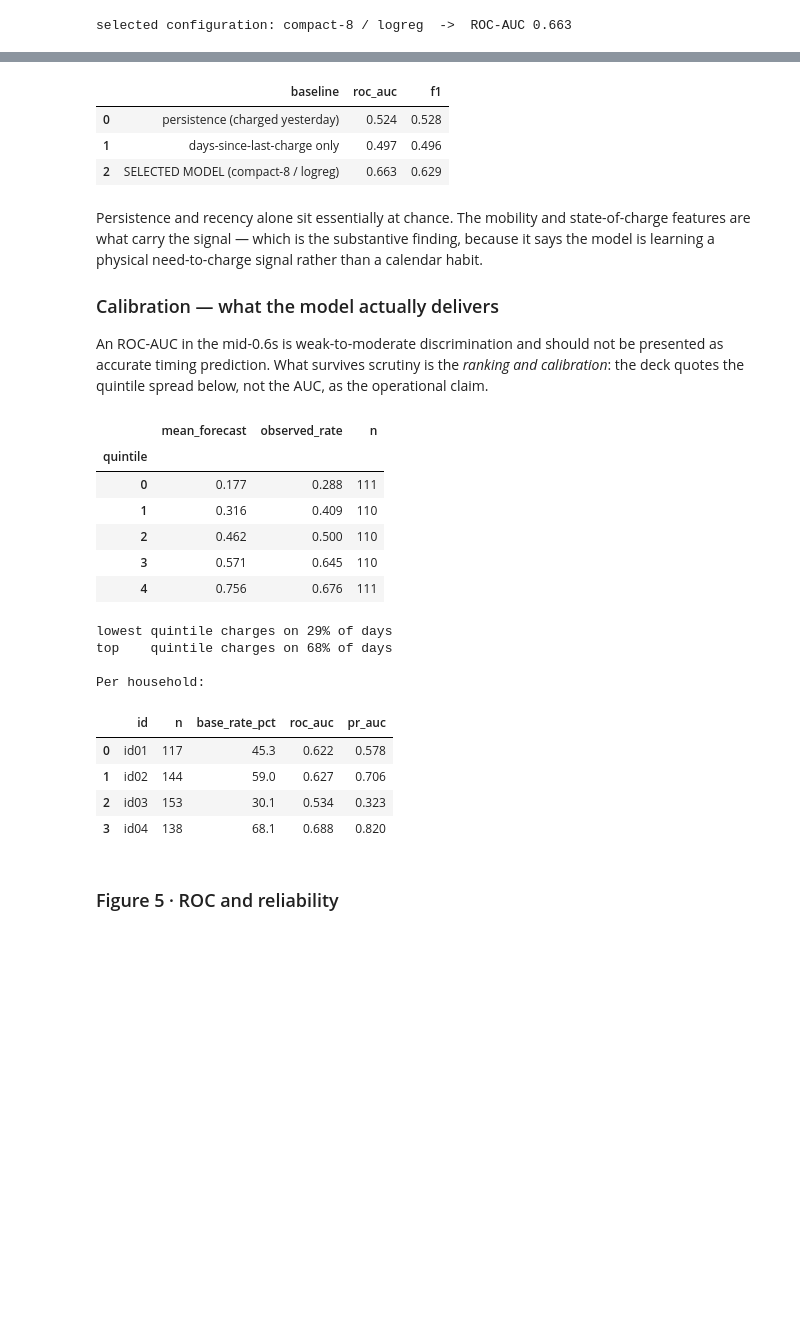
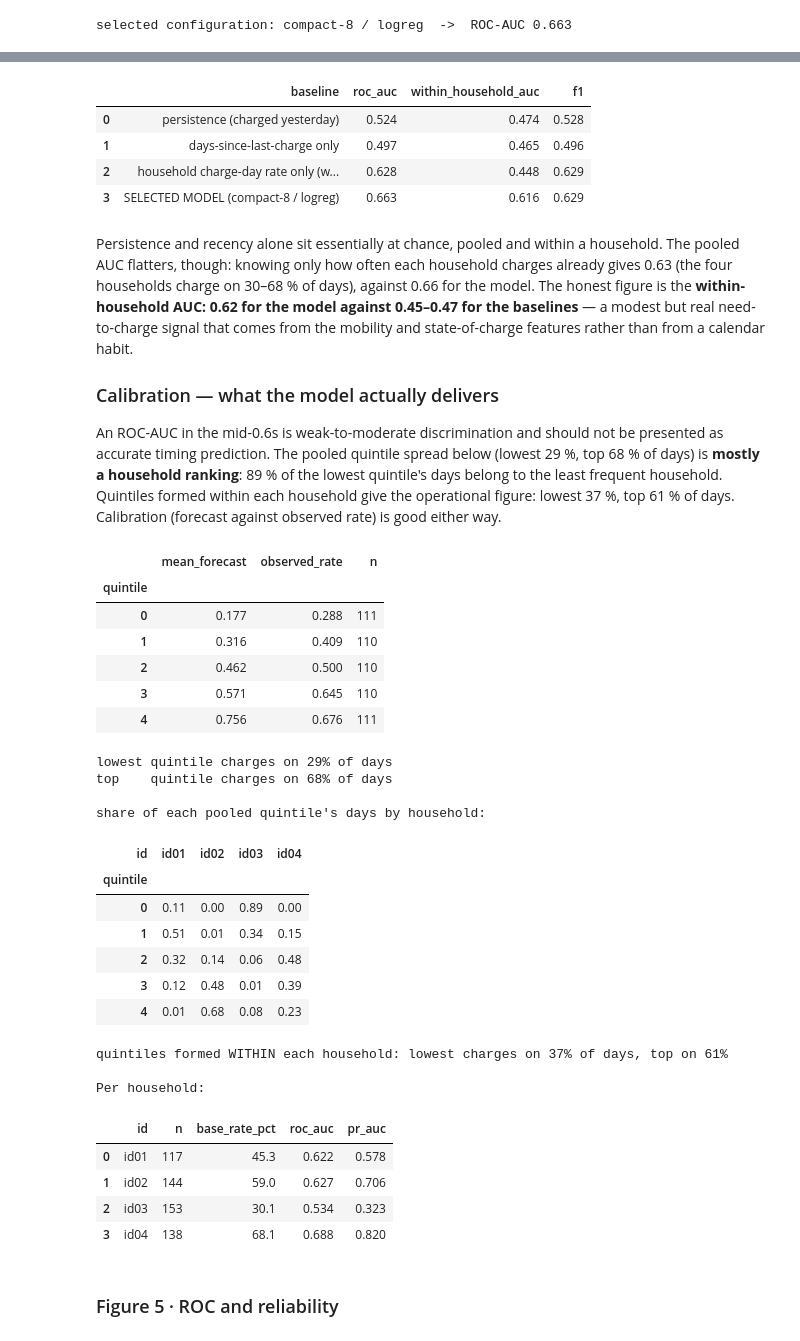
Before and after one commit to ENERTEF/TEF-EV-Service-4----EV-User-Charging-and-Usage-Profiles-Prediction-Service, a Jupyter notebook: EV_Charging_Analysis.ipynb, the cells around one changed output, grey strips where cells are left out. Cells and saved outputs as stored; diff of their text form; code cells hidden in the pictures; blank space fills up the shorter version.

```diff
--- a/EV_Charging_Analysis.ipynb
+++ b/EV_Charging_Analysis.ipynb
@@ -943,6 +949,12 @@ in-sample.
 def f1_at_base_rate(y, score):
     """Threshold the score at the observed positive rate, matching score_classifier."""
     return round(f1_score(y, (score > np.quantile(score, 1 - y.mean())).astype(int)), 3)
+
+
+def within_household_auc(oof, score):
+    """AUC computed inside each household (who the household is cannot help), weighted by its test days."""
+    parts = [(len(g), roc_auc_score(g.y, g[score])) for _, g in oof.groupby("id") if g.y.nunique() == 2]
+    return round(float(np.average([a for _, a in parts], weights=[n for n, _ in parts])), 3)
 
 
 # 1 - persistence: charged yesterday -> charge today, on the model's own test rows
@@ -954,70 +966,108 @@ recency = walk_forward(TRAIN, ["days_since_charge"], "y", MODEL_FAMILIES["logreg
 baselines = pd.DataFrame([
     {"baseline": "persistence (charged yesterday)",
      "roc_auc": round(roc_auc_score(persistence.y, persistence.chg_1d), 3),
+     "within_household_auc": within_household_auc(persistence, "chg_1d"),
      "f1": round(f1_score(persistence.y, (persistence.chg_1d > 0).astype(int)), 3)},
     {"baseline": "days-since-last-charge only",
      "roc_auc": round(roc_auc_score(recency.y, recency.pred), 3),
+     "within_household_auc": within_household_auc(recency, "pred"),
      "f1": f1_at_base_rate(recency.y, recency.pred)},
+    # 3 - who the household is: its own charge-day rate so far (no mobility, no state of charge)
+    {"baseline": "household charge-day rate only (who the household is)",
+     "roc_auc": round(roc_auc_score(OOF_A.y, OOF_A.user_rate), 3),
+     "within_household_auc": within_household_auc(OOF_A, "user_rate"),
+     "f1": f1_at_base_rate(OOF_A.y, OOF_A.user_rate)},
     {"baseline": f"SELECTED MODEL ({BEST_KEY[0]} / {BEST_KEY[1]})",
-     "roc_auc": HEAD_A["roc_auc"], "f1": HEAD_A["f1"]},
+     "roc_auc": HEAD_A["roc_auc"], "within_household_auc": within_household_auc(OOF_A, "pred"), "f1": HEAD_A["f1"]},
 ])
 display(baselines)
 
 HEAD_A["persistence_auc"] = baselines.roc_auc.iloc[0]
 HEAD_A["recency_only_auc"] = baselines.roc_auc.iloc[1]
+HEAD_A["household_rate_only_auc"] = baselines.roc_auc.iloc[2]
+HEAD_A["household_rate_only_within_household_auc"] = baselines.within_household_auc.iloc[2]
+HEAD_A["within_household_auc"] = baselines.within_household_auc.iloc[3]
 # %% [output]
-|  | baseline | roc_auc | f1 |
-| 0 | persistence (charged yesterday) | 0.524 | 0.528 |
-| 1 | days-since-last-charge only | 0.497 | 0.496 |
-| 2 | SELECTED MODEL (compact-8 / logreg) | 0.663 | 0.629 |
+|  | baseline | roc_auc | within_household_auc | f1 |
+| 0 | persistence (charged yesterday) | 0.524 | 0.474 | 0.528 |
+| 1 | days-since-last-charge only | 0.497 | 0.465 | 0.496 |
+| 2 | household charge-day rate only (w... | 0.628 | 0.448 | 0.629 |
+| 3 | SELECTED MODEL (compact-8 / logreg) | 0.663 | 0.616 | 0.629 |
 # %% [markdown]
-Persistence and recency alone sit essentially at chance. The mobility and state-of-charge
-features are what carry the signal — which is the substantive finding, because it says the
-model is learning a physical need-to-charge signal rather than a calendar habit.
+Persistence and recency alone sit essentially at chance, pooled and within a household. The pooled
+AUC flatters, though: knowing only how often each household charges already gives 0.63 (the four
+households charge on 30–68 % of days), against 0.66 for the model. The honest figure is the
+**within-household AUC: 0.62 for the model against 0.45–0.47 for the baselines** — a modest but
+real need-to-charge signal that comes from the mobility and state-of-charge features rather than
+from a calendar habit.
 
 ### Calibration — what the model actually delivers
 
 An ROC-AUC in the mid-0.6s is weak-to-moderate discrimination and should not be presented as
-accurate timing prediction. What survives scrutiny is the *ranking and calibration*: the deck
-quotes the quintile spread below, not the AUC, as the operational claim.
+accurate timing prediction. The pooled quintile spread below (lowest 29 %, top 68 % of days) is
+**mostly a household ranking**: 89 % of the lowest quintile's days belong to the least frequent
+household. Quintiles formed within each household give the operational figure: lowest 37 %, top
+61 % of days. Calibration (forecast against observed rate) is good either way.
 # %%
 OOF_A = OOF_A.copy()
 OOF_A["quintile"] = pd.qcut(OOF_A.pred, 5, labels=False, duplicates="drop")
 calibration = (OOF_A.groupby("quintile")
                .agg(mean_forecast=("pred", "mean"), observed_rate=("y", "mean"), n=("y", "size")))
 display(calibration.round(3))
 
 print(f"lowest quintile charges on {100 * calibration.observed_rate.iloc[0]:.0f}% of days")
 print(f"top    quintile charges on {100 * calibration.observed_rate.iloc[-1]:.0f}% of days")
+
+# how much of that spread is just *which household* it is? Quintiles formed inside each household remove that effect.
+share = pd.crosstab(OOF_A.quintile, OOF_A.id, normalize="index").round(2)
+print("\nshare of each pooled quintile's days by household:")
+display(share)
+OOF_A["quintile_within"] = OOF_A.groupby("id").pred.transform(lambda s: pd.qcut(s, 5, labels=False, duplicates="drop"))
+within_low = 100 * OOF_A[OOF_A.quintile_within == 0].y.mean()
+within_top = 100 * OOF_A[OOF_A.quintile_within == 4].y.mean()
+print(f"quintiles formed WITHIN each household: lowest charges on {within_low:.0f}% of days, top on {within_top:.0f}%")
+HEAD_A["lowest_quintile_share_of_one_household_pct"] = round(100 * float(share.iloc[0].max()))
+HEAD_A["within_household_lowest_quintile_pct"] = round(within_low)
+HEAD_A["within_household_top_quintile_pct"] = round(within_top)
 
 print("\nPer household:")
 per_hh = []
 for hid in IDS:
     o = OOF_A[OOF_A.id == hid]
     if o.y.nunique() < 2:
         continue
     per_hh.append({"id": hid, "n": len(o),
                    "base_rate_pct": round(100 * o.y.mean(), 1),
                    "roc_auc": round(roc_auc_score(o.y, o.pred), 3),
                    "pr_auc": round(average_precision_score(o.y, o.pred), 3)})
 display(pd.DataFrame(per_hh))
 # %% [output]
 |  | mean_forecast | observed_rate | n |
 | quintile |  |  |  |
 | 0 | 0.177 | 0.288 | 111 |
 | 1 | 0.316 | 0.409 | 110 |
 | 2 | 0.462 | 0.500 | 110 |
 | 3 | 0.571 | 0.645 | 110 |
 | 4 | 0.756 | 0.676 | 111 |
 lowest quintile charges on 29% of days
 top    quintile charges on 68% of days
 
-Per household:
+share of each pooled quintile's days by household:
-|  | id | n | base_rate_pct | roc_auc | pr_auc |
-| 0 | id01 | 117 | 45.3 | 0.622 | 0.578 |
-| 1 | id02 | 144 | 59.0 | 0.627 | 0.706 |
-| 2 | id03 | 153 | 30.1 | 0.534 | 0.323 |
-| 3 | id04 | 138 | 68.1 | 0.688 | 0.820 |
+| id | id01 | id02 | id03 | id04 |
+| quintile |  |  |  |  |
+| 0 | 0.11 | 0.00 | 0.89 | 0.00 |
+| 1 | 0.51 | 0.01 | 0.34 | 0.15 |
+| 2 | 0.32 | 0.14 | 0.06 | 0.48 |
+| 3 | 0.12 | 0.48 | 0.01 | 0.39 |
+| 4 | 0.01 | 0.68 | 0.08 | 0.23 |
+quintiles formed WITHIN each household: lowest charges on 37% of days, top on 61%
+
+Per household:
+|  | id | n | base_rate_pct | roc_auc | pr_auc |
+| 0 | id01 | 117 | 45.3 | 0.622 | 0.578 |
+| 1 | id02 | 144 | 59.0 | 0.627 | 0.706 |
+| 2 | id03 | 153 | 30.1 | 0.534 | 0.323 |
+| 3 | id04 | 138 | 68.1 | 0.688 | 0.820 |
 # %% [markdown]
 ### Figure 5 · ROC and reliability
 # %%
```
Also changed, not shown: parts of 17 cells of this notebook.
